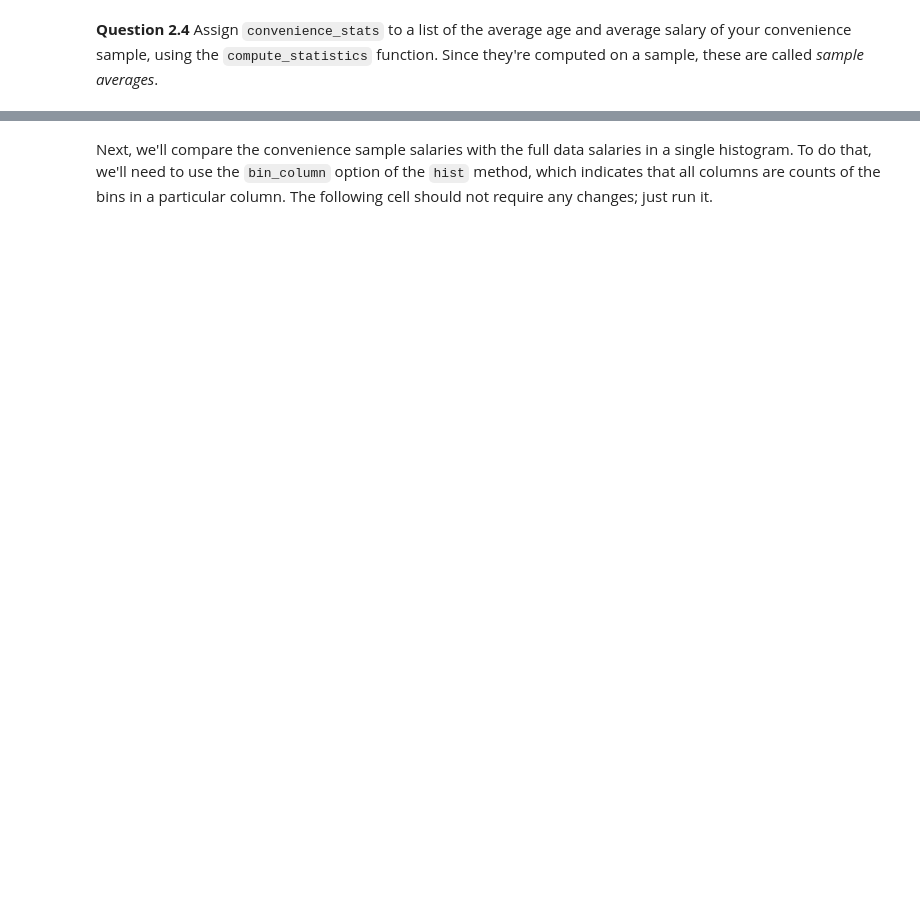
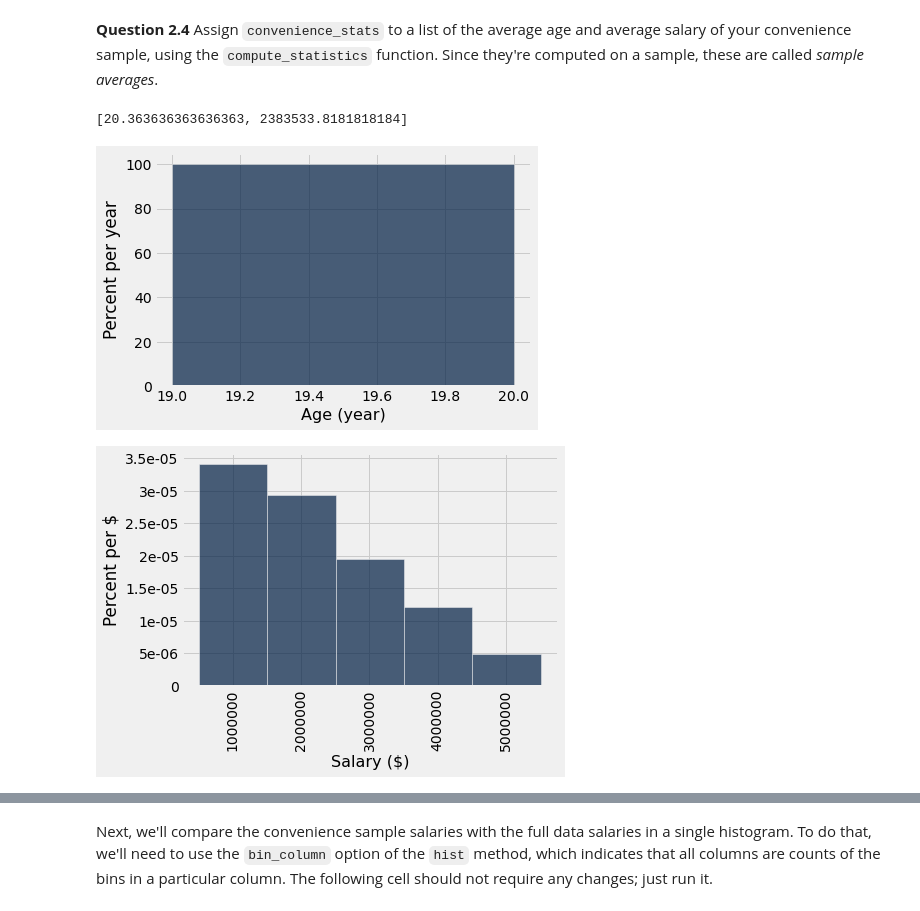
Before and after one commit to ferpart/data_science, a Jupyter notebook: labs/lab06/lab06.ipynb, the cells around one changed output, grey strips where cells are left out. Saved outputs shown, nothing was run; the diff lists cells and outputs as text; code cells hidden in the pictures; blank space fills up the shorter version.

```diff
--- a/labs/lab06/lab06.ipynb
+++ b/labs/lab06/lab06.ipynb
@@ -170,0 +300,3 @@ convenience_sample
+# %%
+convenience_sample = full_data.where("Age", are.below(22))
+convenience_sample
@@ -173,7 +327,11 @@ _ = ok.grade('q2_3')
 # %% [markdown]
 **Question 2.4** Assign `convenience_stats` to a list of the average age and average salary of your convenience sample, using the `compute_statistics` function.  Since they're computed on a sample, these are called *sample averages*.
 # %%
-convenience_stats = ...
+convenience_stats = compute_statistics(convenience_sample)
 convenience_stats
+# %% [output]
+[20.363636363636363, 2383533.8181818184]
+[figure, added]
+[figure, added]
 # %%
 _ = ok.grade('q2_4')
```
Also changed, not shown: parts of 36 cells of this notebook.
